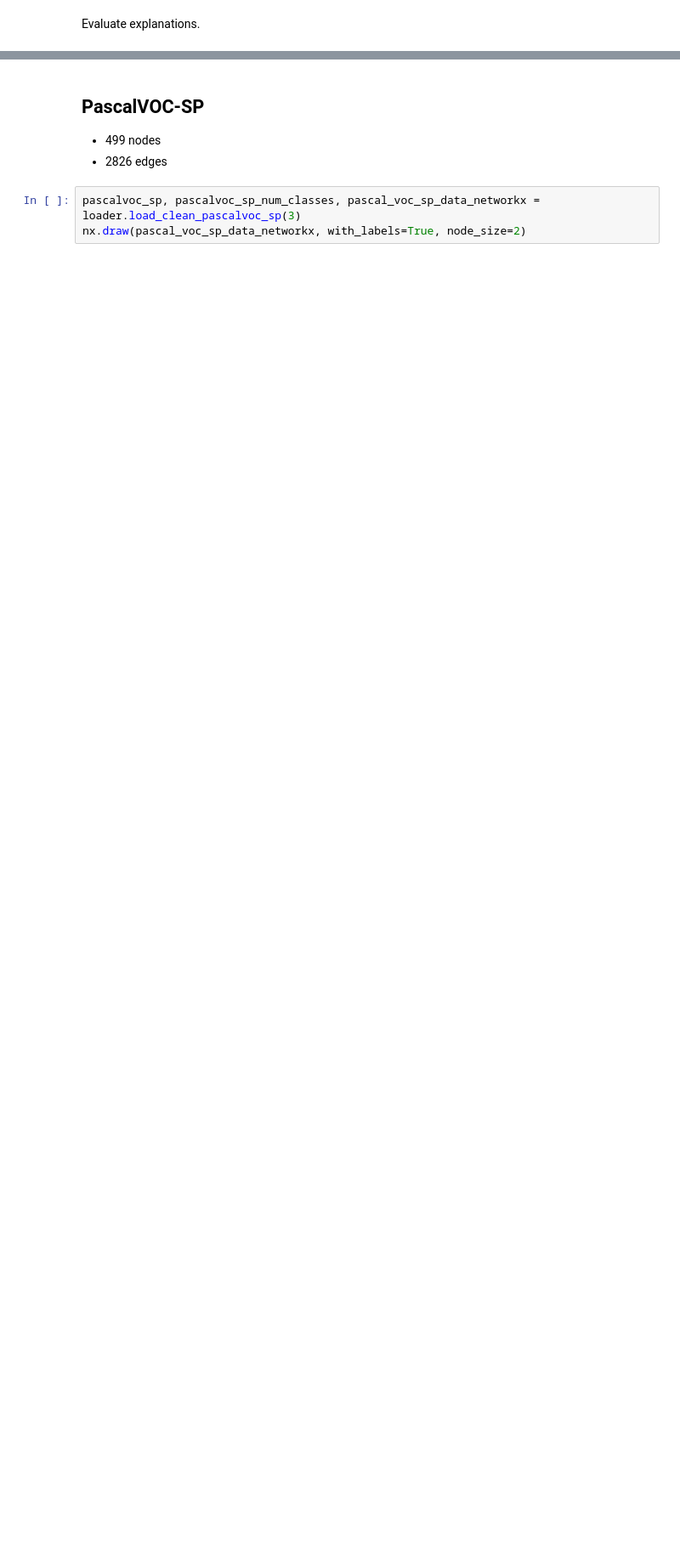
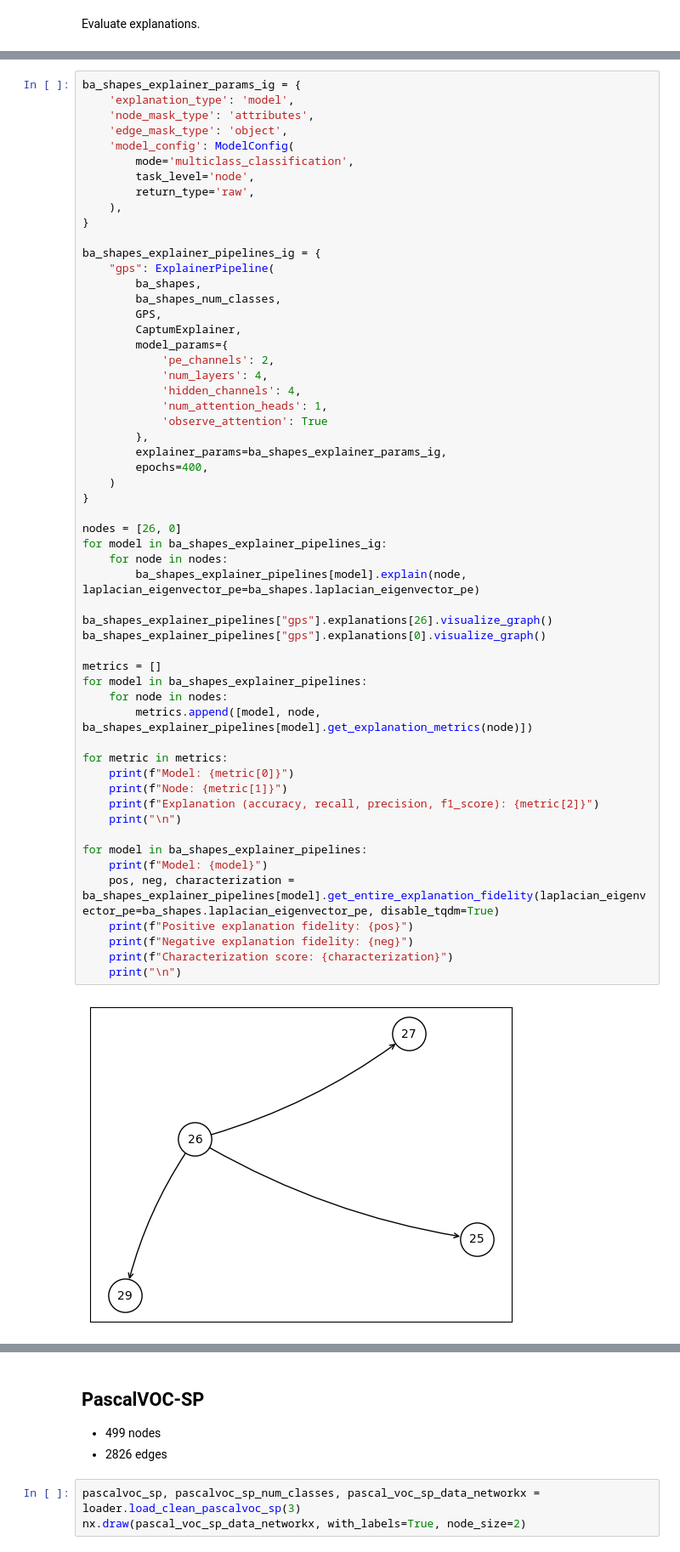
Before and after one commit to RyanHUNGry/Interpreting-Graph-Transformers-for-Long-Range-Interactions, a Jupyter notebook: attention_explainer.ipynb, the cells around one changed output, grey strips where cells are left out. Shown at 85% size. Saved outputs shown, nothing was run; the diff lists cells and outputs as text; blank space fills up the shorter version.

Commit message:
captum IG

```diff
--- a/attention_explainer.ipynb
+++ b/attention_explainer.ipynb
@@ -121,0 +128,58 @@ Characterization score: 0.5032478632478632
+# %%
+ba_shapes_explainer_params_ig = {
+    'explanation_type': 'model',
+    'node_mask_type': 'attributes',
+    'edge_mask_type': 'object',
+    'model_config': ModelConfig(
+        mode='multiclass_classification',
+        task_level='node',
+        return_type='raw',
+    ),
+}
+
+ba_shapes_explainer_pipelines_ig = {
+    "gps": ExplainerPipeline(
+        ba_shapes,
+        ba_shapes_num_classes,
+        GPS,
+        CaptumExplainer,
+        model_params={
+            'pe_channels': 2,
+            'num_layers': 4,
+            'hidden_channels': 4,
+            'num_attention_heads': 1,
+            'observe_attention': True
+        },
+        explainer_params=ba_shapes_explainer_params_ig,
+        epochs=400,
+    )
+}
+
+nodes = [26, 0]
+for model in ba_shapes_explainer_pipelines_ig:
+    for node in nodes:
+        ba_shapes_explainer_pipelines[model].explain(node, laplacian_eigenvector_pe=ba_shapes.laplacian_eigenvector_pe)
+
+ba_shapes_explainer_pipelines["gps"].explanations[26].visualize_graph()
+ba_shapes_explainer_pipelines["gps"].explanations[0].visualize_graph()
+
+metrics = []
+for model in ba_shapes_explainer_pipelines:
+    for node in nodes:
+        metrics.append([model, node, ba_shapes_explainer_pipelines[model].get_explanation_metrics(node)])
+
+for metric in metrics:
+    print(f"Model: {metric[0]}")
+    print(f"Node: {metric[1]}")
+    print(f"Explanation (accuracy, recall, precision, f1_score): {metric[2]}")
+    print("\n")
+
+for model in ba_shapes_explainer_pipelines:
+    print(f"Model: {model}")
+    pos, neg, characterization = ba_shapes_explainer_pipelines[model].get_entire_explanation_fidelity(laplacian_eigenvector_pe=ba_shapes.laplacian_eigenvector_pe, disable_tqdm=True)
+    print(f"Positive explanation fidelity: {pos}")
+    print(f"Negative explanation fidelity: {neg}")
+    print(f"Characterization score: {characterization}")
+    print("\n")
+# %% [output]
+[figure, added]
```
Also changed, not shown: parts of 9 cells of this notebook, 4 other files.
